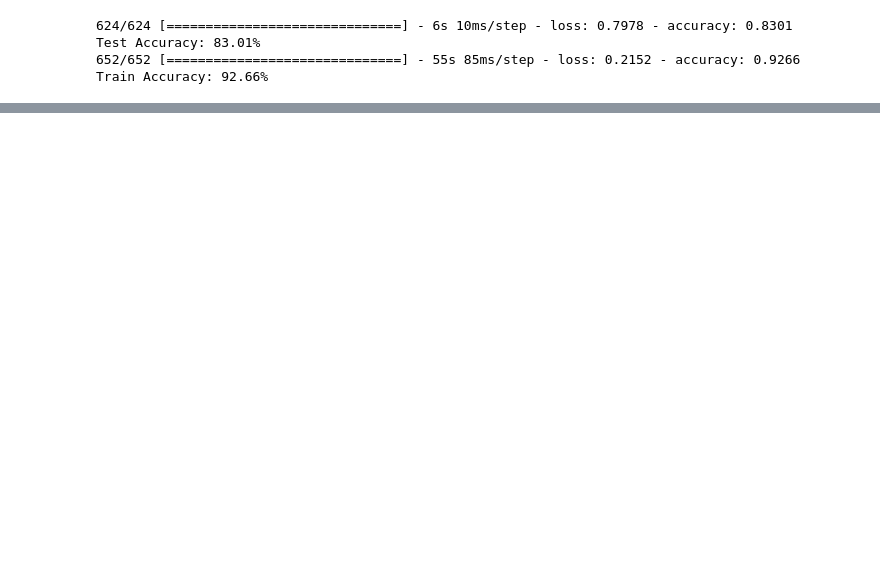
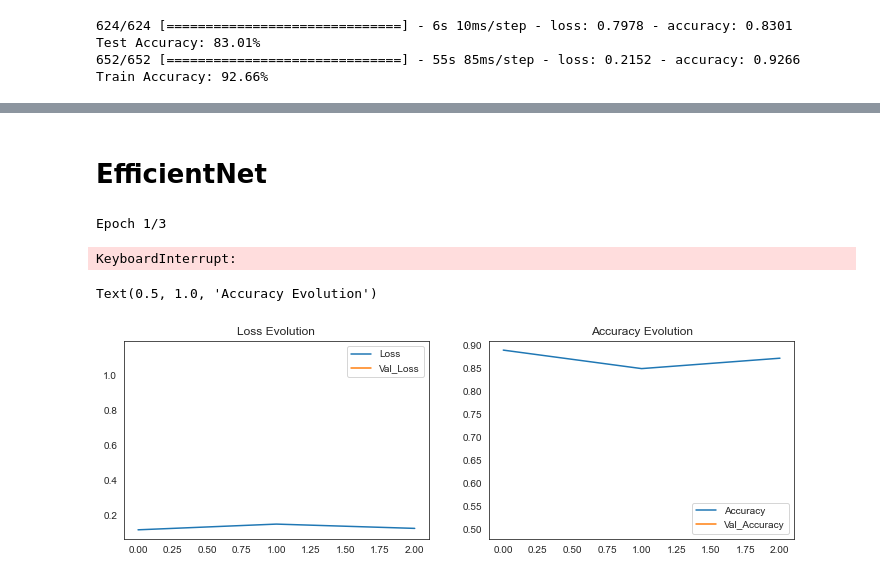
Before and after one commit to rex999wang/Comp576, a Jupyter notebook: final.ipynb, the cells around one changed output, grey strips where cells are left out. Drawn from its saved outputs; the diff is of its cells as text; code cells hidden in the pictures; blank space fills up the shorter version.

Commit message:
Add efficientNet method to the final report

```diff
--- a/final.ipynb
+++ b/final.ipynb
@@ -208,0 +240,2 @@ Train Accuracy: 92.66%
+# %% [markdown]
+# EfficientNet
@@ -208,0 +247,51 @@ Train Accuracy: 92.66%
+# %%
+    efficientnet_model = tf.keras.Sequential([
+        efficientnet_model,
+        GlobalAveragePooling2D(),
+        Dense(512, activation="relu"),
+        BatchNormalization(),
+        Dropout(0.6),
+        Dense(128, activation="relu"),
+        BatchNormalization(),
+        Dropout(0.4),
+        Dense(64,activation="relu"),
+        BatchNormalization(),
+        Dropout(0.3),
+        Dense(1,activation="sigmoid")
+    ])
+
+
+    opt = tf.keras.optimizers.Adam(learning_rate=0.001)
+    METRICS = [
+        'accuracy',
+        tf.keras.metrics.Precision(name='precision'),
+        tf.keras.metrics.Recall(name='recall')
+    ]
+    efficientnet_model.compile(optimizer=opt,loss='binary_crossentropy',metrics=METRICS)
+# %%
+    r = efficientnet_model.fit(train,
+      epochs=10,
+      validation_data=validation,
+      class_weight=class_weight,
+      steps_per_epoch=100,
+      validation_steps=25)
+# %% [output]
+Epoch 1/3
+KeyboardInterrupt:
+# %%
+plt.figure(figsize=(12, 8))
+
+plt.subplot(2, 2, 1)
+plt.plot(r.history['loss'], label='Loss')
+plt.plot(r.history['val_loss'], label='Val_Loss')
+plt.legend()
+plt.title('Loss Evolution')
+
+plt.subplot(2, 2, 2)
+plt.plot(r.history['accuracy'], label='Accuracy')
+plt.plot(r.history['val_accuracy'], label='Val_Accuracy')
+plt.legend()
+plt.title('Accuracy Evolution')
+# %% [output]
+Text(0.5, 1.0, 'Accuracy Evolution')
+[figure, added]
```
Also changed, not shown: parts of 10 cells of this notebook.
